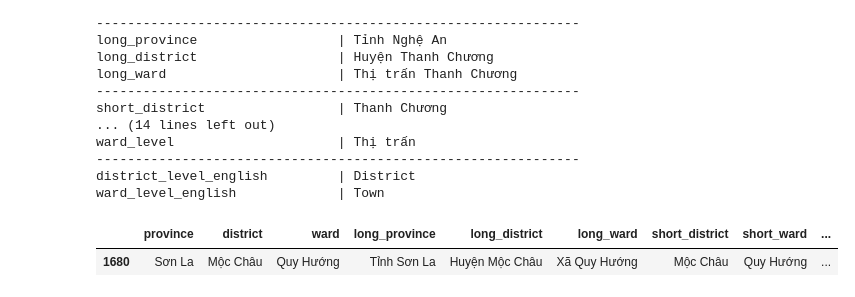
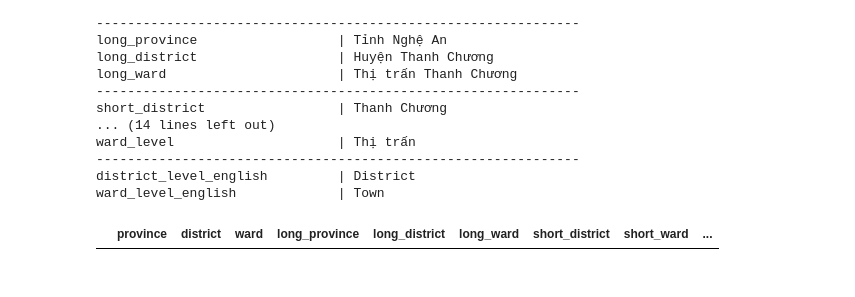
Before and after one commit to tranngocminhhieu/vietnam-administrative-units, a Jupyter notebook: notebook/testing/module_tesing.ipynb, the cells around one changed output. Drawn from its saved outputs; the diff is of its cells as text; code cells hidden in the pictures.

```diff
--- a/notebook/testing/module_tesing.ipynb
+++ b/notebook/testing/module_tesing.ipynb
@@ -547,10 +561,9 @@ from vietadminunits import get_data
 # %%
 df_test = pd.DataFrame(get_data())
 # %%
-df_test[df_test.ward_english.fillna('').str.contains('Quy Huong')]
+df_test[df_test.district_english.fillna('').str.startswith('Huyen ')]
 # %% [output]
 |  | province | district | ward | long_province | long_district | long_ward | short_district | short_ward | ... |
-| 1680 | Sơn La | Mộc Châu | Quy Hướng | Tỉnh Sơn La | Huyện Mộc Châu | Xã Quy Hướng | Mộc Châu | Quy Hướng | ... |
 # %%
 df_test[(df_test.province_english=='Dak Lak')]
 # %% [output]
```
Also changed, not shown: parts of 11 cells of this notebook, 5 other files.
